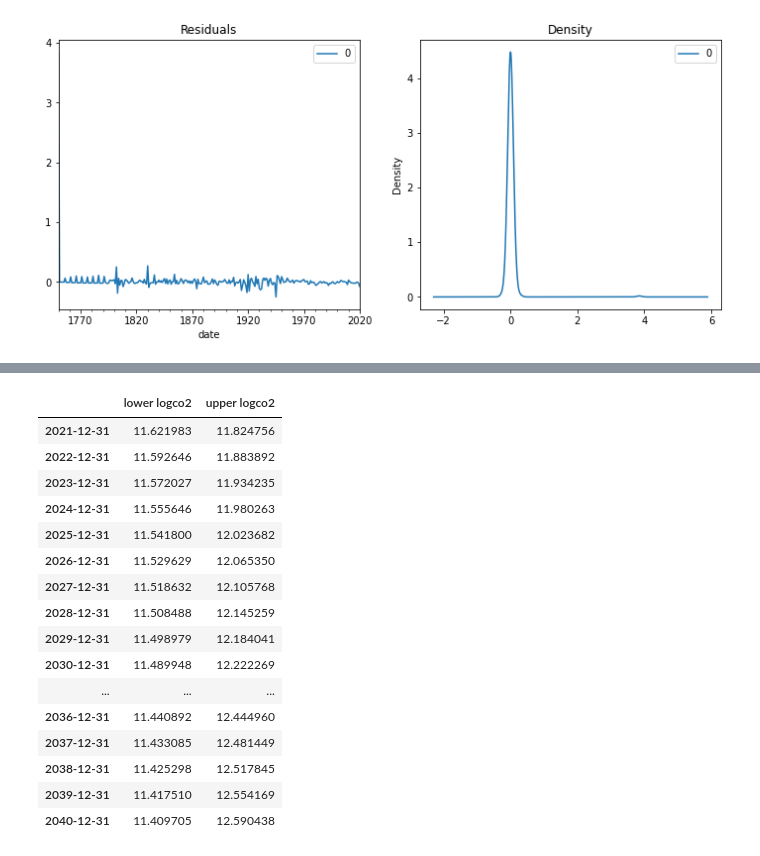
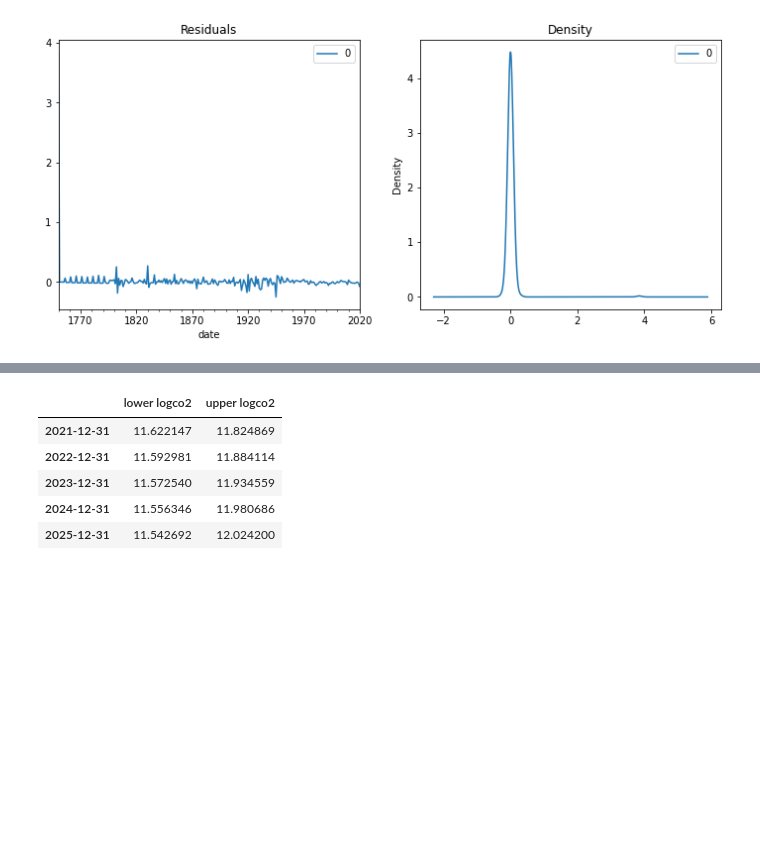
Before and after one commit to cristian-castro-a/World_CO2_Emissions_Forecasting, a Jupyter notebook: World CO2 Forecasting - Cristian Castro.ipynb, the cells around one changed output, grey strips where cells are left out. Cells and saved outputs as stored; diff of their text form; code cells hidden in the pictures; blank space fills up the shorter version.

```diff
--- a/World CO2 Forecasting - Cristian Castro.ipynb
+++ b/World CO2 Forecasting - Cristian Castro.ipynb
@@ -39,7 +39,7 @@ df.head()
 | 4 | AFG | Afghanistan | 1953 | 0.106 | 0.013 | NaN | NaN | NaN | ... |
 5 rows × 60 columns
 # %%
-df = df.groupby(by=['year']).sum().round(1).reset_index()[['year','co2']]
+df = df.groupby(by=['year']).sum().reset_index()[['year','co2']]
 df.insert(loc = 1, column = 'month', value = 12)
 df.insert(loc = 2, column = 'day', value = 31)
 values = pd.to_datetime(df[['year','month','day']])
@@ -262,26 +276,15 @@ df.describe().T
 # %%
 forecast_int = model_fit.get_forecast(steps = 20, alpha=0.05)
 forecast_val = model_fit.forecast(steps = 20, alpha=0.05)
 forecast_int_val = forecast_int.conf_int()
-forecast_int_val
+forecast_int_val.head()
 # %% [output]
 |  | lower logco2 | upper logco2 |
-| 2021-12-31 | 11.621983 | 11.824756 |
-| 2022-12-31 | 11.592646 | 11.883892 |
-| 2023-12-31 | 11.572027 | 11.934235 |
-| 2024-12-31 | 11.555646 | 11.980263 |
-| 2025-12-31 | 11.541800 | 12.023682 |
-| 2026-12-31 | 11.529629 | 12.065350 |
-| 2027-12-31 | 11.518632 | 12.105768 |
-| 2028-12-31 | 11.508488 | 12.145259 |
-| 2029-12-31 | 11.498979 | 12.184041 |
-| 2030-12-31 | 11.489948 | 12.222269 |
-| ... | ... | ... |
-| 2036-12-31 | 11.440892 | 12.444960 |
-| 2037-12-31 | 11.433085 | 12.481449 |
-| 2038-12-31 | 11.425298 | 12.517845 |
-| 2039-12-31 | 11.417510 | 12.554169 |
-| 2040-12-31 | 11.409705 | 12.590438 |
+| 2021-12-31 | 11.622147 | 11.824869 |
+| 2022-12-31 | 11.592981 | 11.884114 |
+| 2023-12-31 | 11.572540 | 11.934559 |
+| 2024-12-31 | 11.556346 | 11.980686 |
+| 2025-12-31 | 11.542692 | 12.024200 |
 # %%
 # Actual vs Predicted
 fig, ax = plt.subplots(figsize = (12,10))
```
Also changed, not shown: parts of 14 cells of this notebook.
